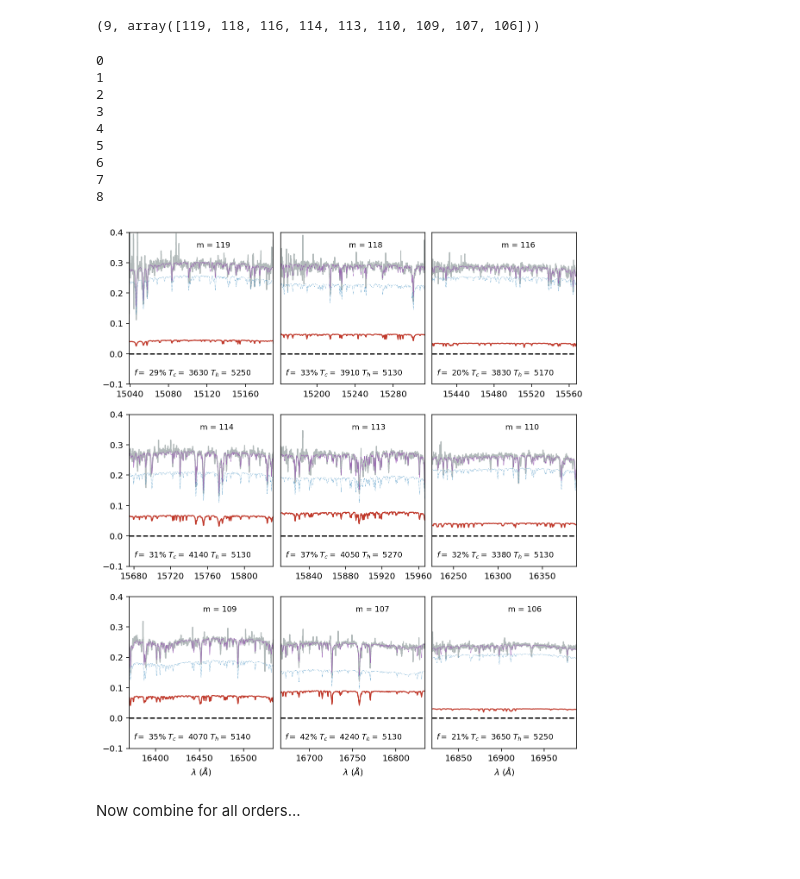
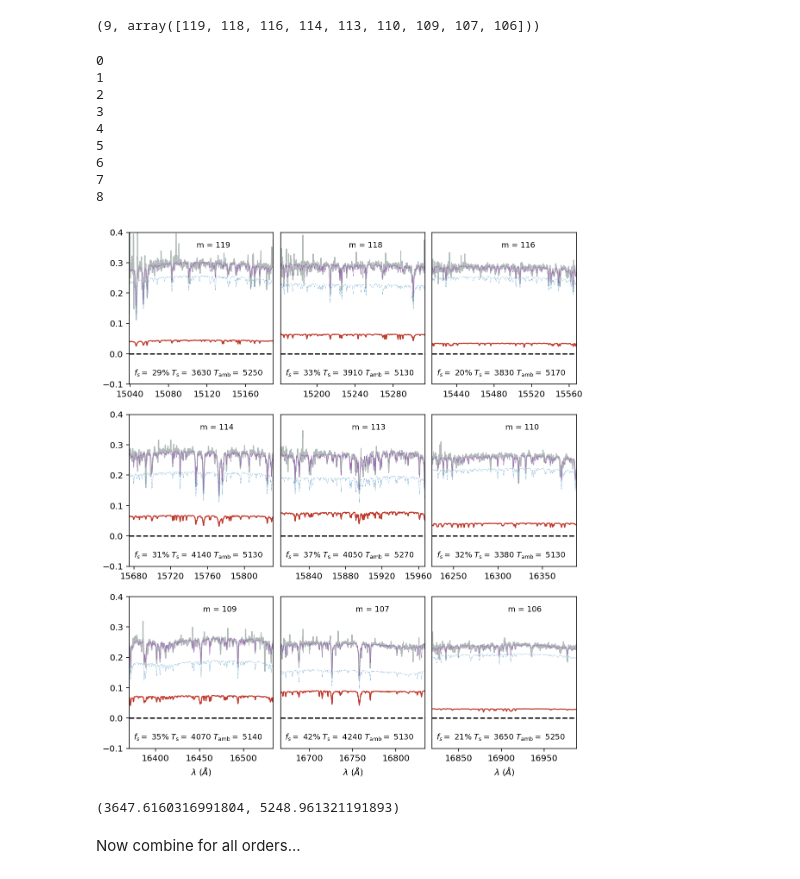
Before and after one commit to BrownDwarf/subsub, a Jupyter notebook: notebooks/06_paper_figures/all_spectra_plotted.ipynb, the cells around one changed output. Drawn from its saved outputs; the diff is of its cells as text; code cells hidden in the pictures.

Commit message:
Revise subscripts in 3x3 H-band figure caption

```diff
--- a/notebooks/06_paper_figures/all_spectra_plotted.ipynb
+++ b/notebooks/06_paper_figures/all_spectra_plotted.ipynb
@@ -105,14 +105,14 @@ for j in range(ncols):
 
         #label with the teff and fill factor of that order.
         try:
-            with open('../sf/m{:03d}/output/mix_emcee/run02/models_ff-05_50_95.csv'.format(m)) as f:
+            with open('../../sf/m{:03d}/output/mix_emcee/run02/models_ff-05_50_95.csv'.format(m)) as f:
                 dat = pd.read_csv(f)
-            ws = np.load("../sf/m{:03d}/output/mix_emcee/run02/emcee_chain.npy".format(m))
+            ws = np.load("../../sf/m{:03d}/output/mix_emcee/run02/emcee_chain.npy".format(m))
             burned = ws[:, -200:,:]
         except:
-            ws = np.load("../sf/m{:03d}/output/mix_emcee/run01/emcee_chain.npy".format(m))
+            ws = np.load("../../sf/m{:03d}/output/mix_emcee/run01/emcee_chain.npy".format(m))
             burned = ws[:, -200:,:]
-            with open('../sf/m{:03d}/output/mix_emcee/run01/models_ff-05_50_95.csv'.format(m)) as f:
+            with open('../../sf/m{:03d}/output/mix_emcee/run01/models_ff-05_50_95.csv'.format(m)) as f:
                 dat = pd.read_csv(f)
 
         xs, ys, zs = burned.shape
@@ -124,11 +124,13 @@ for j in range(ncols):
         fill_factor = 10**ps_med[7]/(10**ps_med[7]+10**ps_med[5])
         t_spot = ps_med[6]
 
-        str1 = "$f =$ {:0.0%}, ".format(fill_factor)
+        str1 = "$f_s =$ {:0.0%}, ".format(fill_factor)
         str2 = "$T_{cool} = $" + "{:.0f}, ".format(ps_med[6])
         str3 = "$T_{hot} = $" + "{:.0f}$".format(ps_med[0])
-        fmt_str = "$f =$ {:0.0%} $T_c =$ {:0.0f} $T_h =$ {:0.0f}"
-        str_all = fmt_str.format(fill_factor, np.round(ps_med[6], -1), np.round(ps_med[0], -1))
+        fmt_str = r"$f_s =$ {:0.0%}".format(fill_factor) + \
+                   r" $T_\mathrm{s}"+" =$ {:0.0f}".format( np.round(ps_med[6], -1)) + \
+                   r" $T_{\mathrm{amb}}"+ r" =$ {:0.0f}".format(np.round(ps_med[0], -1))
+        str_all = fmt_str
         sample_label = str_all
 
         ax = fig.add_subplot(nrows, ncols, ncols * j + 1 + i)
@@ -143,37 +145,39 @@ for j in range(ncols):
             ax.text(dat['wl'].values[-1]-80.0, 0.35, "m = {}".format(m), fontsize=9)
             ax.text(dat['wl'].values[0]+5.0, -0.07, sample_label, fontsize=9)
 
         #ax.yaxis.set_major_formatter(plt.NullFormatter())
         ax.set_yscale('linear')
         ax.set_ylim(-0.1, 0.4)
         ax.set_xlim(dat.wl[0], dat.wl.iloc[-1])
         if i > 0:
             ax.yaxis.set_major_locator(plt.NullLocator())
             ax.yaxis.set_major_formatter(plt.NullFormatter())
 
         ax.xaxis.set_major_locator(plt.MaxNLocator(4))
         if j > (nrows - 2):
             plt.xlabel(r'$\lambda \; (\AA)$')
 
         if m == 100:
             ax.set_ylim(-100, -200)
             plt.legend(loc='center', ncol=1, frameon=False, fontsize=12)
             ax.axis('off')
 
-plt.savefig('../document/figures/H_band_spectra_3x3.pdf', bbox_inches='tight')
+plt.savefig('../../document/figures/H_band_spectra_3x3.pdf', bbox_inches='tight')
 # %% [output]
 0
 1
 2
 3
 4
 5
 6
 7
 8
-[figure, old version]
+[figure, new version]
 # %%
 ps_med[6], ps_med[0]
+# %% [output]
+(3647.6160316991804, 5248.961321191893)
 # %% [markdown]
 Now combine for all orders...
 # %% [markdown]
```
